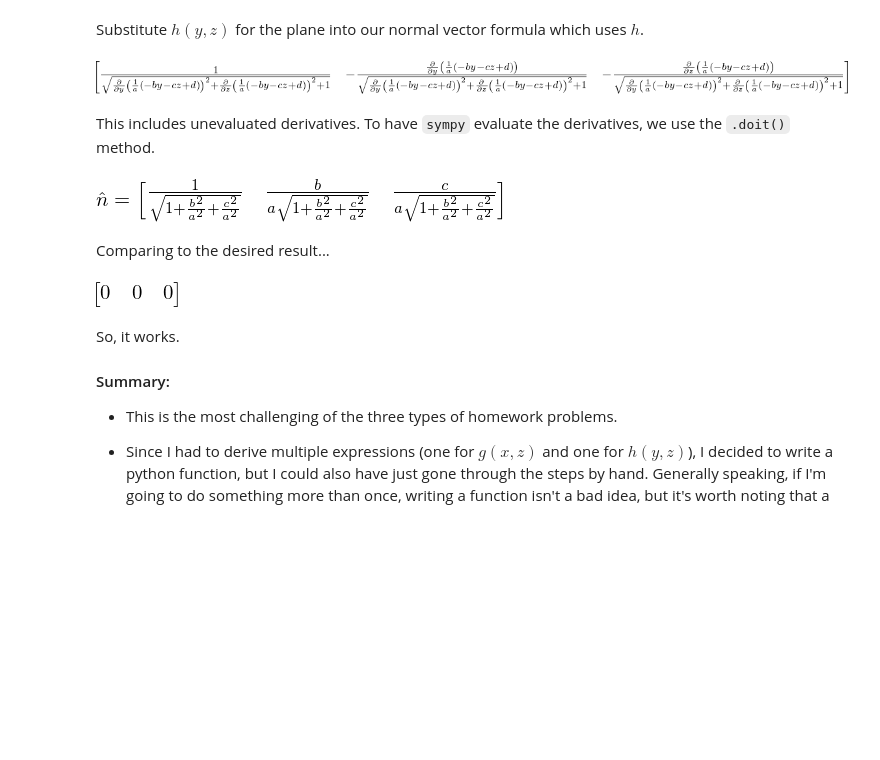
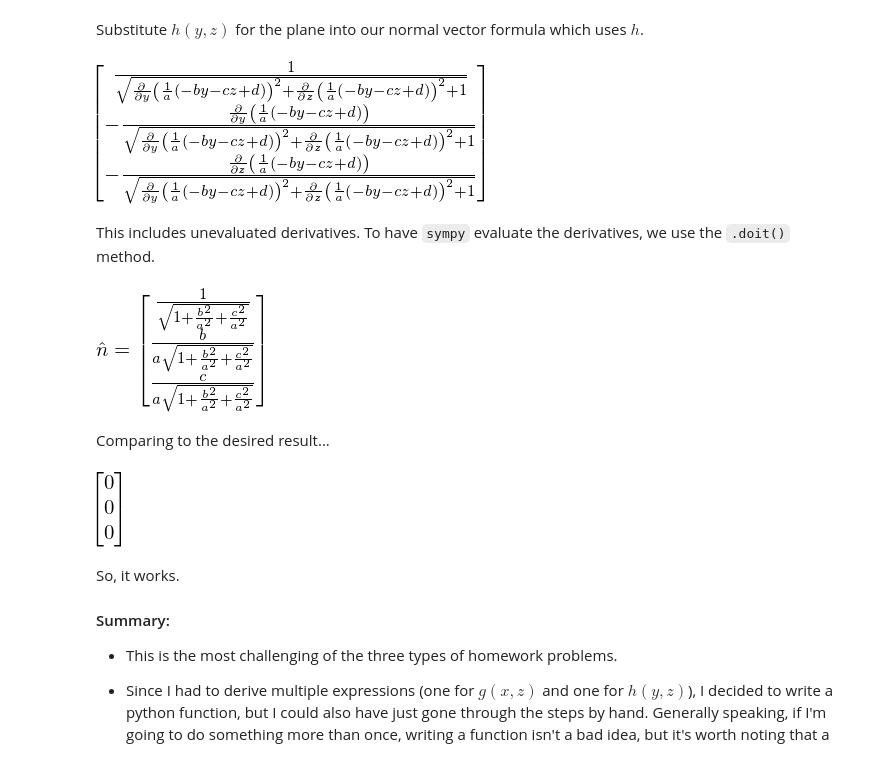
Before and after one commit to zhuxuan1998/PHYS352-HW, a Jupyter notebook: Meditations - 01.ipynb, the cells around one changed output. Saved outputs shown, nothing was run; the diff lists cells and outputs as text; code cells hidden in the pictures; blank space fills up the shorter version.

```diff
--- a/Meditations - 01.ipynb
+++ b/Meditations - 01.ipynb
@@ -330,10 +332,9 @@ index_from_coordinate(x)
 # %% [markdown]
 With all of these pieces, we can go through the steps of the derivation.
 # %%
-# takes: a function (func)
 def derive_normal_vector_formula(func):
-    """Given a function in two coordinates defining a surface, return a formula for
-    a vector normal to that surface.
+    """Given a function in two coordinates defining a surface,
+    return a sympy expression for a vector normal to that surface.
     """
 
     # figure out which coordinate is missing (the dependent variable)
@@ -363,7 +364,8 @@ def derive_normal_vector_formula(func):
         # the independent position in the empty row vector gets 1
         vecs[index][0,indep_idx] = 1
 
-        # the dependent position in the empty row vector gets d/d(independent) func
+        # the dependent position in the empty row vector gets
+        # d/d(independent) func
         vecs[index][0, dep_idx] = sp.diff(func, coord)
 
     # take the cross product of the two vectors
@@ -373,7 +375,7 @@ def derive_normal_vector_formula(func):
     nhat = n/sp.sqrt(n.dot(n))
 
     # return the result
-    return nhat
+    return nhat.T
 # %% [markdown]
 We are now ready to execute this and derive the two formulae we've been asked for. Just as a check, let's start with the one given in the text to make sure everything is working.
 # %%
@@ -414,19 +416,19 @@ Substitute $h(y,z)$ for the plane into our normal vector formula which uses $h$.
 # %%
 n_from_h.subs(h, my_h)
 # %% [output]
-[figure, old version]
+[figure, new version]
 # %% [markdown]
 This includes unevaluated derivatives. To have `sympy` evaluate the derivatives, we use the `.doit()` method.
 # %%
 sp.Eq(nhat, n_from_h.subs(h, my_h).doit(), evaluate=False)
 # %% [output]
-[figure, old version]
+[figure, new version]
 # %% [markdown]
 Comparing to the desired result...
 # %%
-sp.simplify(n_from_h.subs(h, my_h).doit()-desired_result)
+sp.simplify(n_from_h.subs(h, my_h).doit()-desired_result.T)
 # %% [output]
-[figure, old version]
+[figure, new version]
 # %% [markdown]
 So, it works.
 
```
Also changed, not shown: parts of 6 cells of this notebook, 1 other file.
